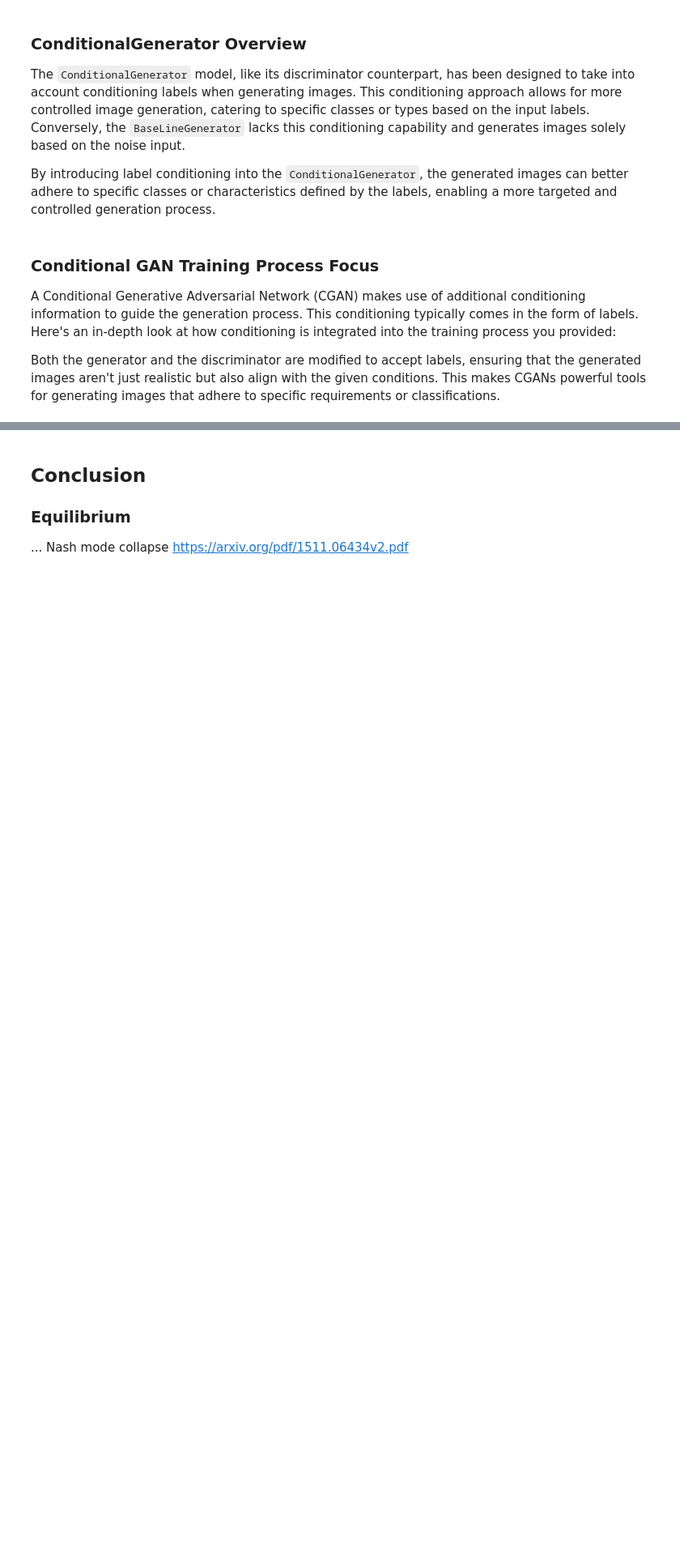
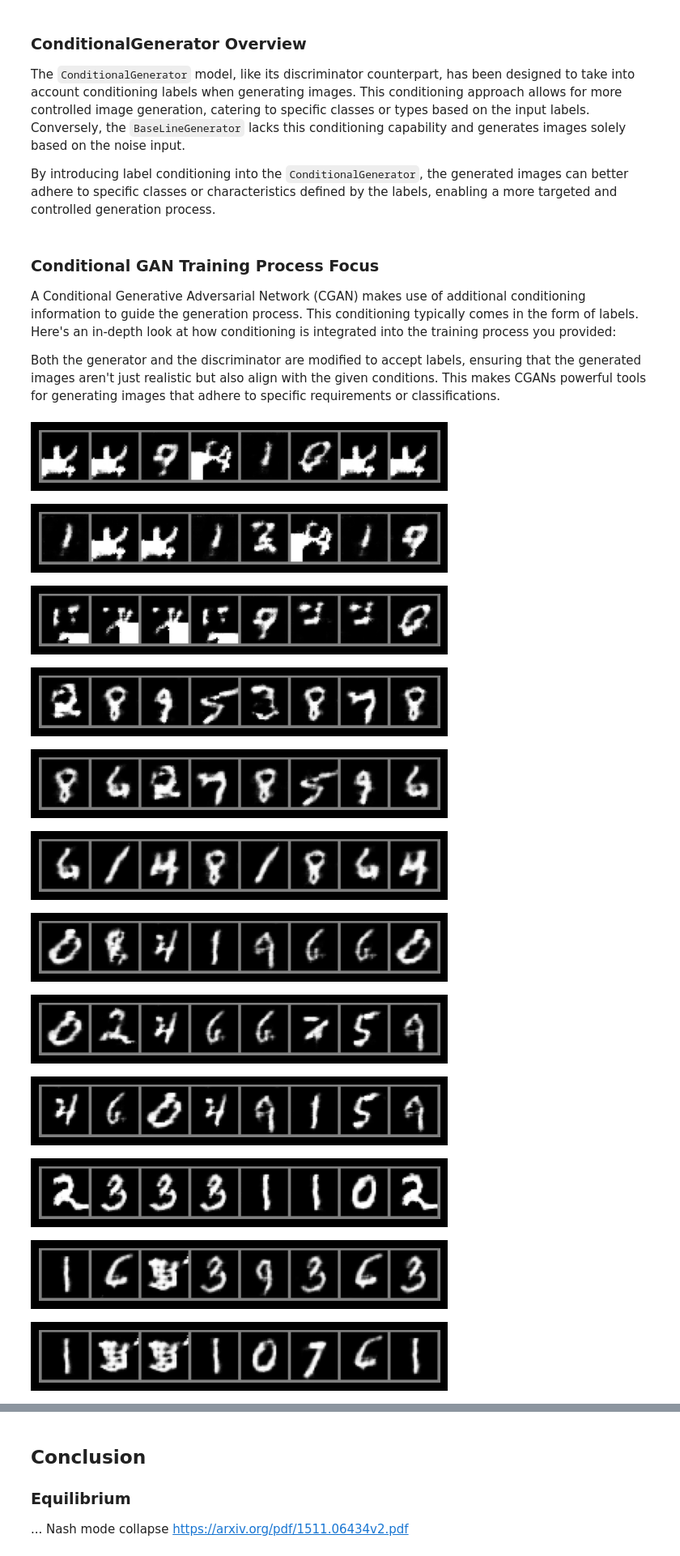
Before and after one commit to BRJoaquin/GAN, a Jupyter notebook: GAN.ipynb, the cells around one changed output, grey strips where cells are left out. Shown: that part at 81% size. Cells and saved outputs as stored; diff of their text form; code cells hidden in the pictures; blank space fills up the shorter version.

```diff
--- a/GAN.ipynb
+++ b/GAN.ipynb
@@ -1115,14 +1125,17 @@ class ConditionalGenerator(nn.Module):
         self.fc = nn.Linear(
             noise_size * 2, 256 * self.init_height * self.init_width
         )  # x2 because of concatenation
+        self.dropout = nn.Dropout(0.5)
 
         # Transposed convolutional layers
         self.deconv1 = nn.ConvTranspose2d(
             256, 128, kernel_size=3, stride=2, padding=1, output_padding=1
         )
+        self.batch_norm1 = nn.BatchNorm2d(128)
         self.deconv2 = nn.ConvTranspose2d(
             128, 64, kernel_size=3, stride=2, padding=1, output_padding=1
         )
+        self.batch_norm2 = nn.BatchNorm2d(64)
         self.deconv3 = nn.ConvTranspose2d(
             64, out_channels, kernel_size=3, stride=1, padding=1
         )
@@ -1136,8 +1149,11 @@ class ConditionalGenerator(nn.Module):
         x = x.view(
             -1, 256, self.init_height, self.init_width
         )  # Reshape to (batch_size, num_channels, width, height)
-        x = F.relu(self.deconv1(x))
-        x = F.relu(self.deconv2(x))
+        x = self.dropout(x)
+        x = F.leaky_relu(self.deconv1(x))
+        x = self.batch_norm1(x)
+        x = F.leaky_relu(self.deconv2(x))
+        x = self.batch_norm2(x)
         x = torch.tanh(self.deconv3(x))  # output between -1 and 1
         return x
 # %% [markdown]
@@ -1147,20 +1163,26 @@ A Conditional Generative Adversarial Network (CGAN) makes use of additional cond
 
 Both the generator and the discriminator are modified to accept labels, ensuring that the generated images aren't just realistic but also align with the given conditions. This makes CGANs powerful tools for generating images that adhere to specific requirements or classifications.
 # %%
-def generate_conditional_fake_images(generator, noise_size, num_classes, number_of_fake_samples=8, labels=None):
+def generate_conditional_fake_images(generator, noise_size, num_classes, number_of_fake_samples=8, specific_label=None):
     with torch.no_grad():
         # Create a batch of latent vectors (noise)
-        z = torch.randn(number_of_fake_samples, noise_size).to(device)
-        if labels is None:
+        noise = torch.randn(number_of_fake_samples, noise_size).to(device)
+        # If a specific label is provided, use that. Else, generate random labels.
+        if specific_label is not None:
+            labels = torch.full((number_of_fake_samples,), specific_label, dtype=torch.long).to(device)
+        else:
             labels = torch.randint(0, num_classes, (number_of_fake_samples,)).to(device)
+
         # Generate images from the latent vector z
-        fake_images = generator(z, labels)
+        fake_images = generator(noise, labels)
+
         # Move the tensor from GPU to CPU and detach it from the computation graph
         fake_images = fake_images.cpu().detach()
         grid_images = torchvision.utils.make_grid(
             fake_images, nrow=8
         )
         imshow(grid_images)
+
 
 def train_conditional_discriminator(
     discriminator,
@@ -1300,7 +1322,7 @@ num_classes = 10
 learning_rate_d = 0.0001
 learning_rate_g = 0.0001
 batch_size = 64
-epochs = 100
+epochs = 50
 noise_size = 1000  # Dimension of random noise vector for Generator
 k = 1  # Number of steps to apply to the Discriminator
 img_size = 32  # Size of the image
@@ -1318,31 +1340,44 @@ optimizer_d = torch.optim.Adam(discriminator.parameters(), lr=learning_rate_d)
 optimizer_g = torch.optim.Adam(generator.parameters(), lr=learning_rate_g)
 
 # Get the data loader
 transform = transforms.Compose(
     [
         transforms.ToTensor(),
         transforms.Resize((img_size, img_size)),
         transforms.Normalize((0.5,), (0.5,)),
     ]
 )
 train_loader = get_mnist_data_loader(transform, batch_size)
 
 # Train the model
 losses_d, losses_g = train_conditional_model(
     discriminator,
     generator,
     train_loader,
     criterion,
     optimizer_d,
     optimizer_g,
     epochs,
     k,
     batch_size,
     noise_size,
     num_classes,
     do_smoothing_label=True,
     do_instance_noise=True,
     log_samples=True,
-    log_interval=1,
+    log_interval=10,
 )
 plot_losses(losses_d, losses_g, do_avg=True, avg_window=10)
+# %% [output]
+[figure, added]
+[figure, added]
+[figure, added]
+[figure, added]
+[figure, added]
+[figure, added]
+[figure, added]
+[figure, added]
+[figure, added]
+[figure, added]
+[figure, added]
+[figure, added]
```
Also changed, not shown: parts of 8 cells of this notebook.
